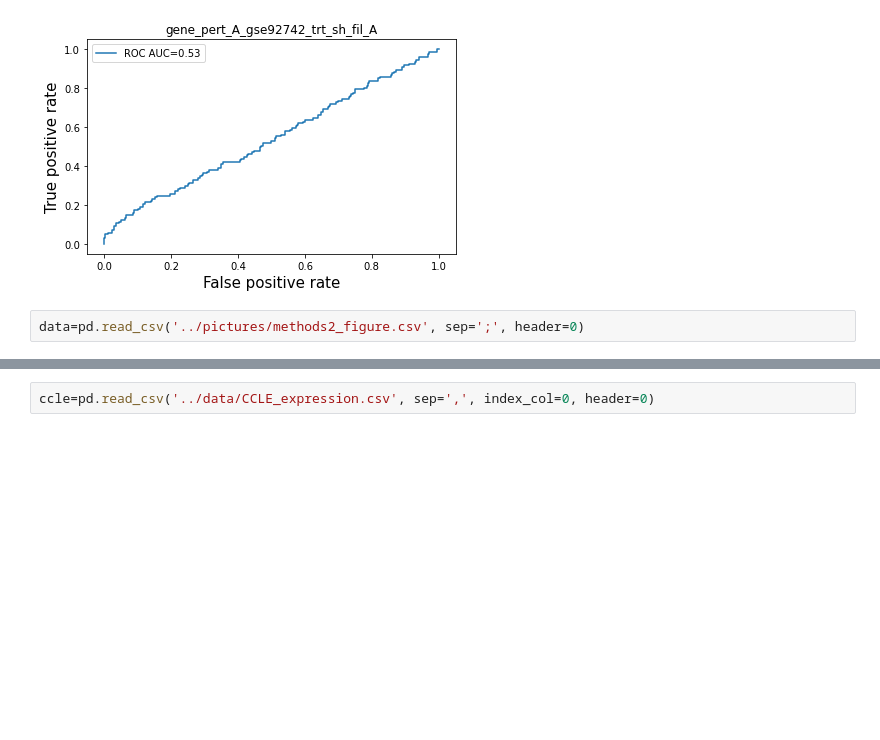
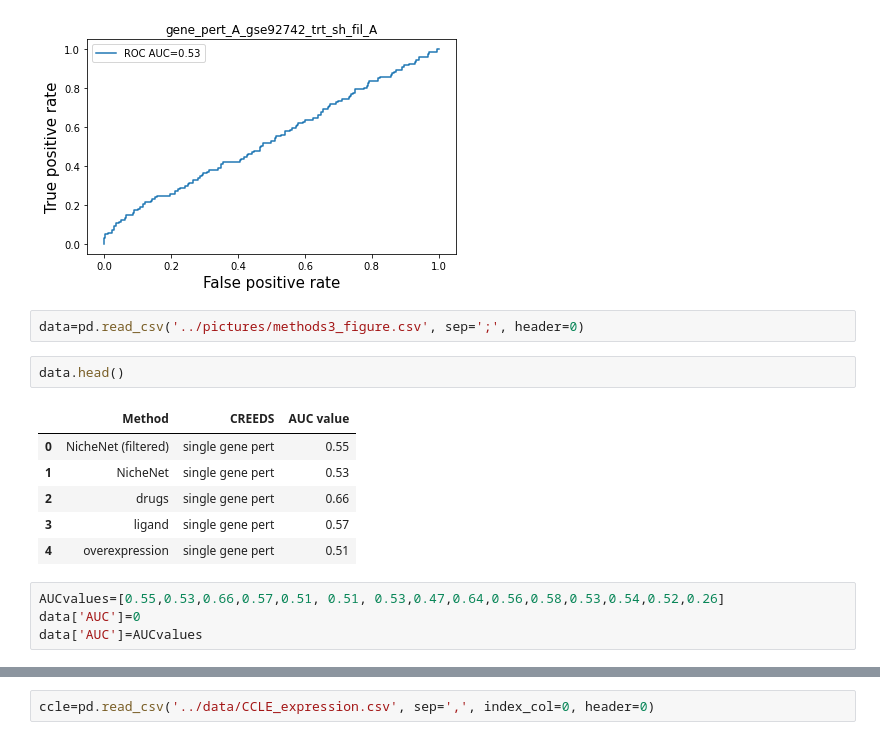
Before and after one commit to Vargeszti/Thesis, a Jupyter notebook: code/similarities.ipynb, the cells around one changed output, grey strips where cells are left out. Cells and saved outputs as stored; diff of their text form; blank space fills up the shorter version.

```diff
--- a/code/similarities.ipynb
+++ b/code/similarities.ipynb
@@ -960,4 +960,17 @@ gene_lincs_compare('gene_pert_A_gse92742_trt_sh_fil_A')
 0.537501814558904
 [figure]
 # %%
-data=pd.read_csv('../pictures/methods2_figure.csv', sep=';', header=0)
+data=pd.read_csv('../pictures/methods3_figure.csv', sep=';', header=0)
+# %%
+data.head()
+# %% [output]
+|  | Method | CREEDS | AUC value |
+| 0 | NicheNet (filtered) | single gene pert | 0.55 |
+| 1 | NicheNet | single gene pert | 0.53 |
+| 2 | drugs | single gene pert | 0.66 |
+| 3 | ligand | single gene pert | 0.57 |
+| 4 | overexpression | single gene pert | 0.51 |
+# %%
+AUCvalues=[0.55,0.53,0.66,0.57,0.51, 0.51, 0.53,0.47,0.64,0.56,0.58,0.53,0.54,0.52,0.26]
+data['AUC']=0
+data['AUC']=AUCvalues
```
Also changed, not shown: parts of 5 cells of this notebook.
